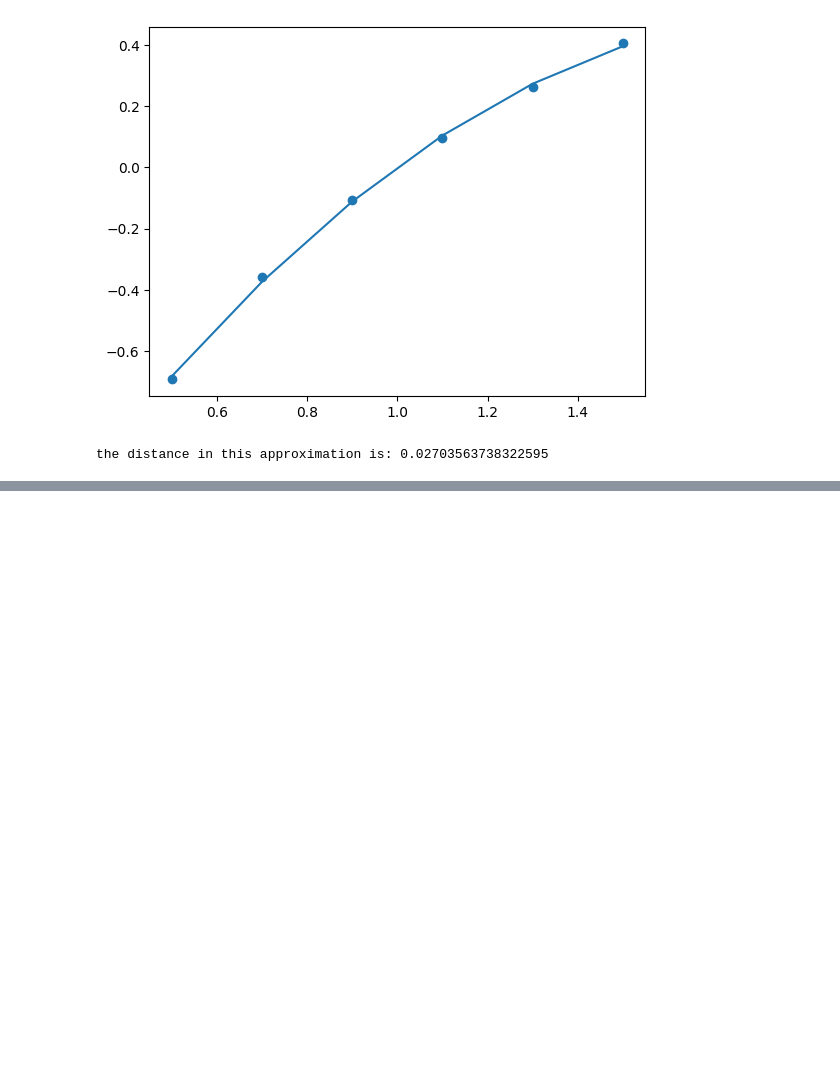
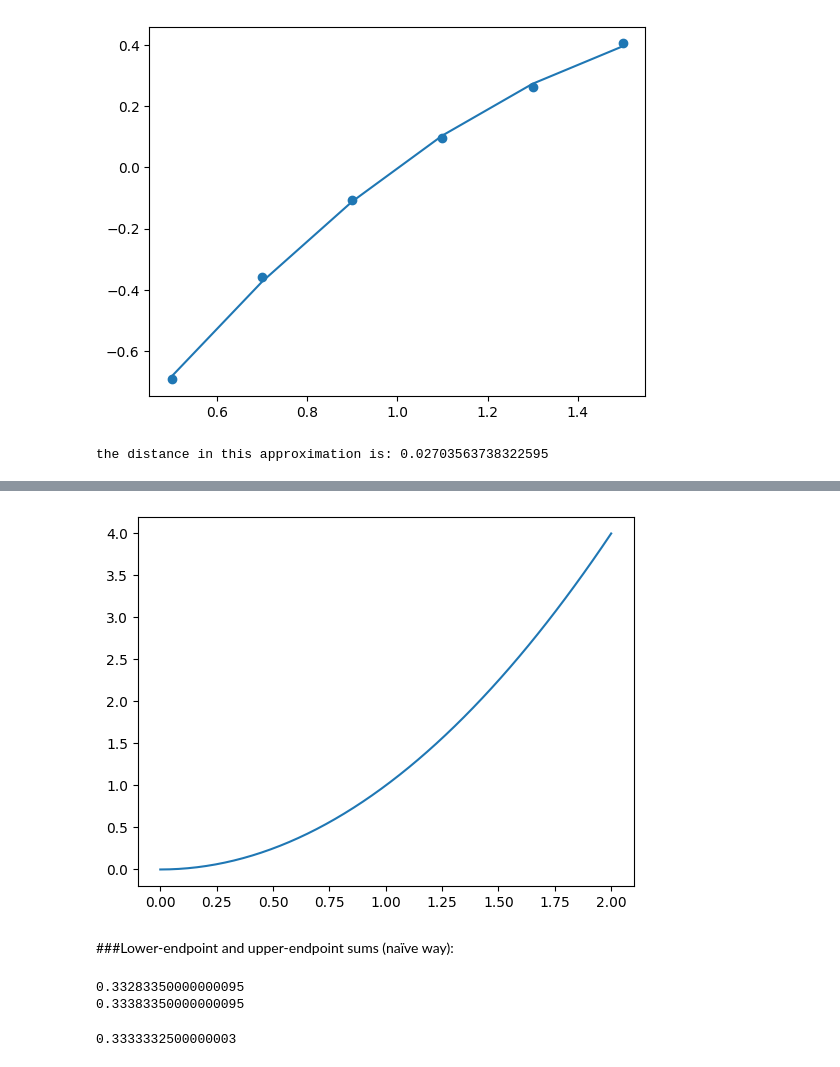
Before and after one commit to jcv00036/amn_p, a Jupyter notebook: Notebook.ipynb, the cells around one changed output, grey strips where cells are left out. Drawn from its saved outputs; the diff is of its cells as text; code cells hidden in the pictures; blank space fills up the shorter version.

```diff
--- a/Notebook.ipynb
+++ b/Notebook.ipynb
@@ -1128,0 +1245,14 @@ the distance in this approximation is: 0.02703563738322595
+# %%
+def f(x):
+  return x**2
+
+fig,ax = plt.subplots()
+t = np.linspace(0,2,50)
+y = f(t)
+ax.plot(t,y)
+
+plt.show()
+# %% [output]
+[figure, added]
+# %% [markdown]
+###Lower-endpoint and upper-endpoint sums (naïve way):
@@ -1128,0 +1313,6 @@ the distance in this approximation is: 0.02703563738322595
+# %%
+print(lowerIntegration(f,0,1,1000))
+print(upperIntegration(f,0,1,1000))
+# %% [output]
+0.33283350000000095
+0.33383350000000095
@@ -1128,0 +1345,4 @@ the distance in this approximation is: 0.02703563738322595
+# %%
+print(midpointIntegration(f,0,1,1000))
+# %% [output]
+0.3333332500000003
```
Also changed, not shown: parts of 23 cells of this notebook.
